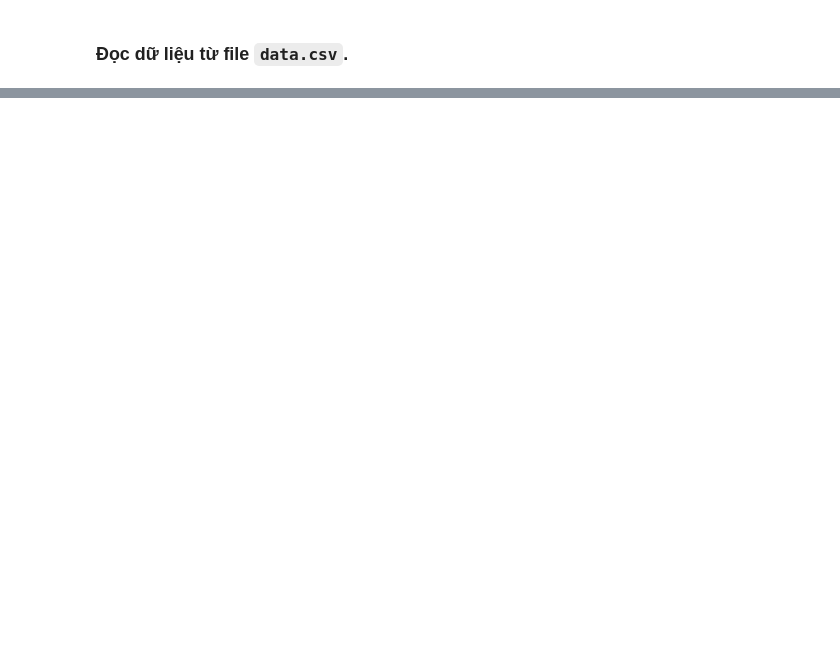
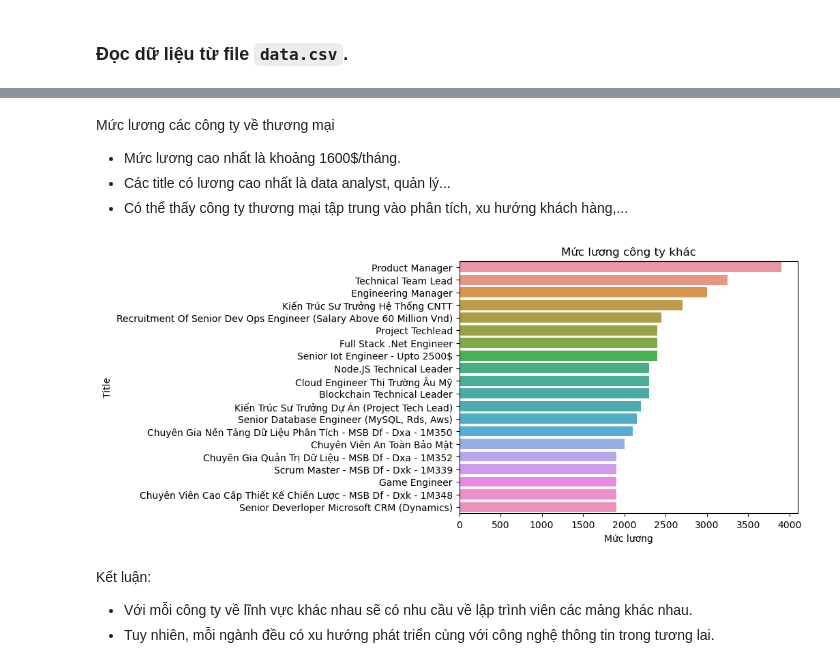
Before and after one commit to yakhimm/LyThuyet_LT4KHDL, a Jupyter notebook: cauhoi.ipynb, the cells around one changed output, grey strips where cells are left out. Cells and saved outputs as stored; diff of their text form; code cells hidden in the pictures; blank space fills up the shorter version.

```diff
--- a/cauhoi.ipynb
+++ b/cauhoi.ipynb
@@ -131,0 +110,16 @@ Kết luận:
+# %% [markdown]
+Mức lương các công ty về thương mại
++ Mức lương cao nhất là khoảng 1600$/tháng.
++ Các title có lương cao nhất là data analyst, quản lý...
++ Có thể thấy công ty thương mại tập trung vào phân tích, xu hướng khách hàng,...
+# %%
+Khac = temp_df[temp_df["ThuongMai"] == 0][temp_df["DichVu"] == 0][temp_df["CongNghe"] == 0]
+draw_plot(Khac)
+plt.title('Mức lương công ty khác')
+plt.show()
+# %% [output]
+[figure, added]
+# %% [markdown]
+Kết luận:
+- Với mỗi công ty về lĩnh vực khác nhau sẽ có nhu cầu về lập trình viên các mảng khác nhau.
+- Tuy nhiên, mỗi ngành đều có xu hướng phát triển cùng với công nghệ thông tin trong tương lai.
```
Also changed, not shown: parts of 30 cells of this notebook.
